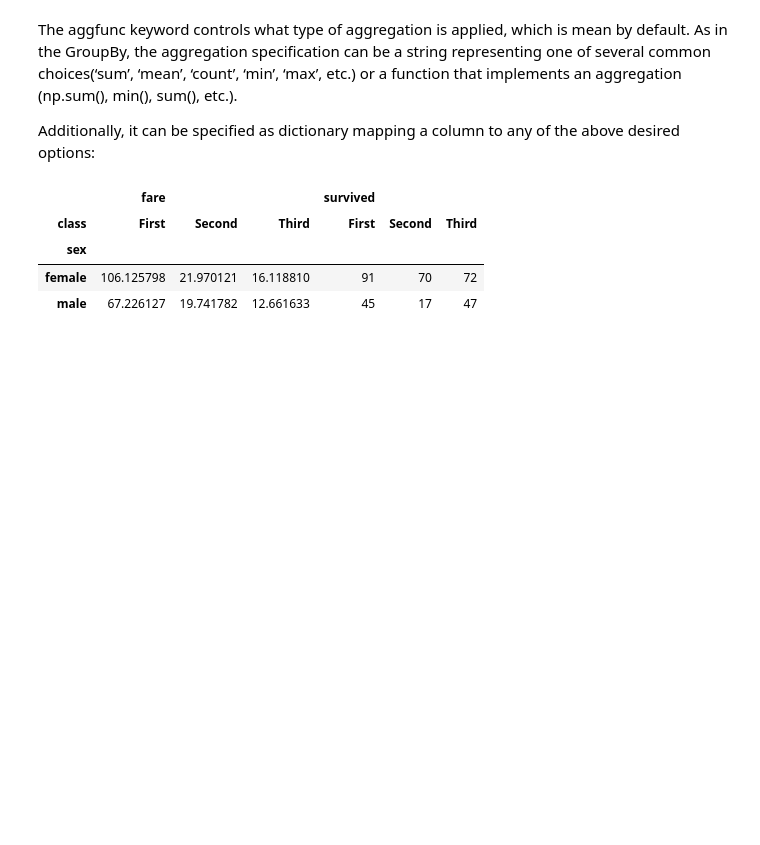
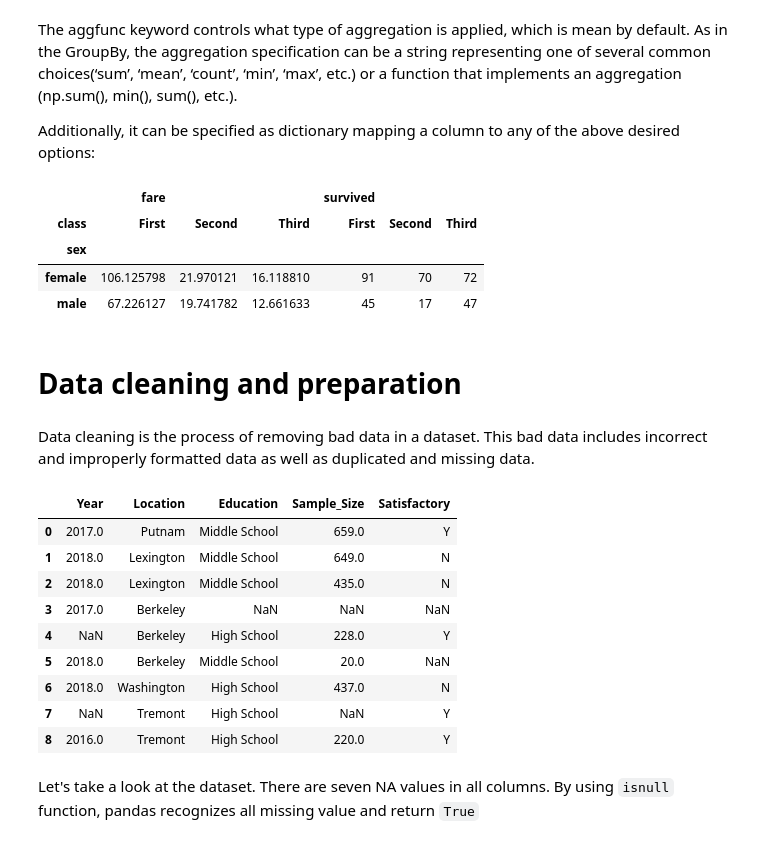
Before and after one commit to igaribay/DSSwithPython, a Jupyter notebook: DSS-Week05/Notebook/DSS-Unit05-Lecture02.2018.ipynb, the cells around one changed output. Drawn from its saved outputs; the diff is of its cells as text; code cells hidden in the pictures; blank space fills up the shorter version.

````diff
--- a/DSS-Week05/Notebook/DSS-Unit05-Lecture02.2018.ipynb
+++ b/DSS-Week05/Notebook/DSS-Unit05-Lecture02.2018.ipynb
@@ -305,3 +305,27 @@ titanic.pivot_table(index = 'sex', columns = 'class', aggfunc = {'survived' : su
 | sex |  |  |  |  |  |  |
 | female | 106.125798 | 21.970121 | 16.118810 | 91 | 70 | 72 |
 | male | 67.226127 | 19.741782 | 12.661633 | 45 | 17 | 47 |
+# %% [markdown]
+# Data cleaning and preparation
+# %% [markdown]
+Data cleaning is the process of removing bad data in a dataset. This bad data includes incorrect and improperly formatted data as well as duplicated and missing data.
+# %%
+# Example of a student survey dataset which includes incorrect and improperly formatted data.
+
+csv_path = 'https://s3.amazonaws.com/dss-fall2018/Student_Survey.csv'
+
+df = pd.read_csv (csv_path)
+df
+# %% [output]
+|  | Year | Location | Education | Sample_Size | Satisfactory |
+| 0 | 2017.0 | Putnam | Middle School | 659.0 | Y |
+| 1 | 2018.0 | Lexington | Middle School | 649.0 | N |
+| 2 | 2018.0 | Lexington | Middle School | 435.0 | N |
+| 3 | 2017.0 | Berkeley | NaN | NaN | NaN |
+| 4 | NaN | Berkeley | High School | 228.0 | Y |
+| 5 | 2018.0 | Berkeley | Middle School | 20.0 | NaN |
+| 6 | 2018.0 | Washington | High School | 437.0 | N |
+| 7 | NaN | Tremont | High School | NaN | Y |
+| 8 | 2016.0 | Tremont | High School | 220.0 | Y |
+# %% [markdown]
+Let's take a look at the dataset. There are seven NA values in all columns. By using ```isnull``` function, pandas recognizes all missing value and return ```True```
````
Also changed, not shown: parts of 25 cells of this notebook, 14 other files.
